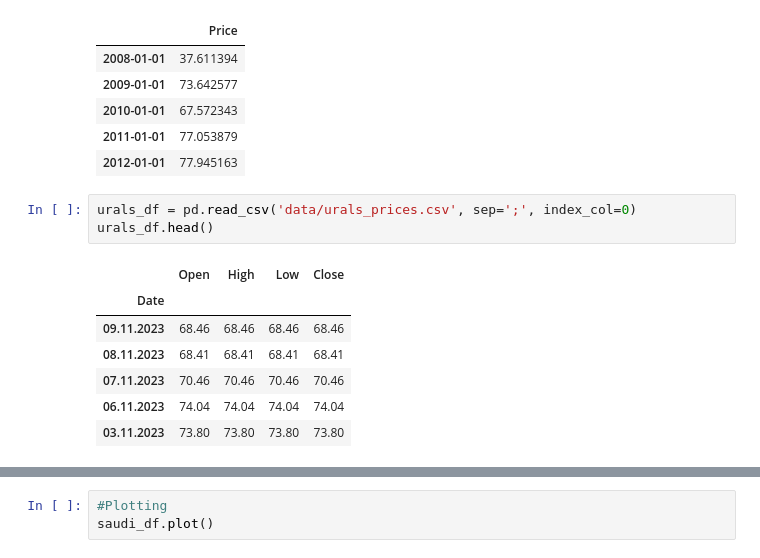
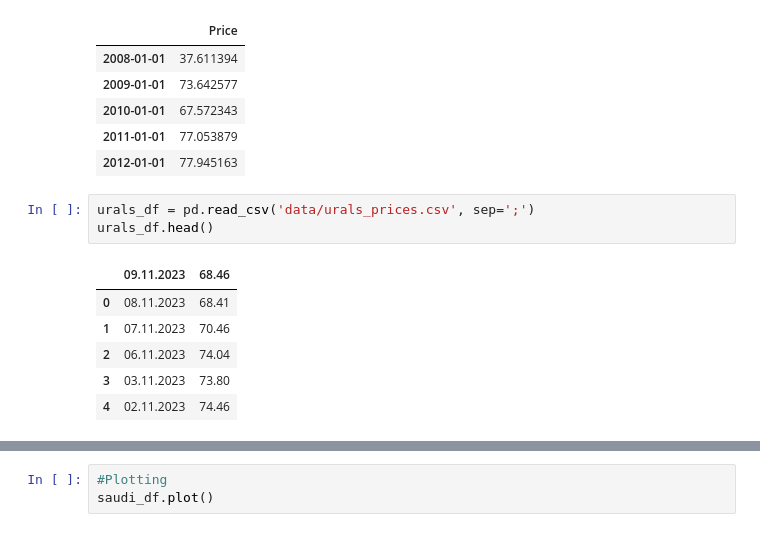
Before and after one commit to timdanilov/capstone-project, a Jupyter notebook: capstone.ipynb, the cells around one changed output, grey strips where cells are left out. Saved outputs shown, nothing was run; the diff lists cells and outputs as text.

```diff
--- a/capstone.ipynb
+++ b/capstone.ipynb
@@ -30,13 +83,12 @@ saudi_df.head()
 | 2011-01-01 | 77.053879 |
 | 2012-01-01 | 77.945163 |
 # %%
-urals_df = pd.read_csv('data/urals_prices.csv', sep=';', index_col=0)
+urals_df = pd.read_csv('data/urals_prices.csv', sep=';')
 urals_df.head()
 # %% [output]
-|  | Open | High | Low | Close |
-| Date |  |  |  |  |
-| 09.11.2023 | 68.46 | 68.46 | 68.46 | 68.46 |
-| 08.11.2023 | 68.41 | 68.41 | 68.41 | 68.41 |
-| 07.11.2023 | 70.46 | 70.46 | 70.46 | 70.46 |
-| 06.11.2023 | 74.04 | 74.04 | 74.04 | 74.04 |
-| 03.11.2023 | 73.80 | 73.80 | 73.80 | 73.80 |
+|  | 09.11.2023 | 68.46 |
+| 0 | 08.11.2023 | 68.41 |
+| 1 | 07.11.2023 | 70.46 |
+| 2 | 06.11.2023 | 74.04 |
+| 3 | 03.11.2023 | 73.80 |
+| 4 | 02.11.2023 | 74.46 |
```
Also changed, not shown: parts of 9 cells of this notebook, 2 other files.
